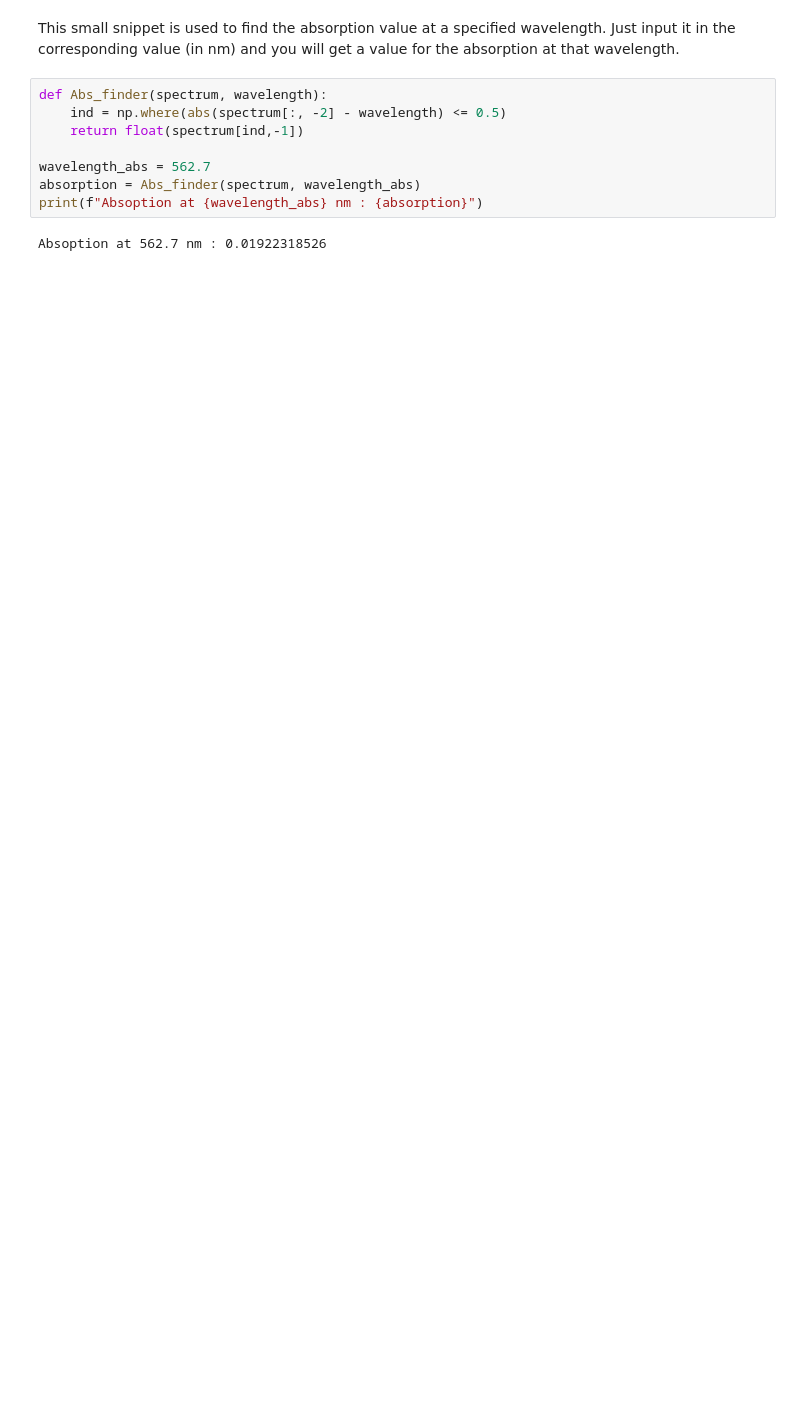
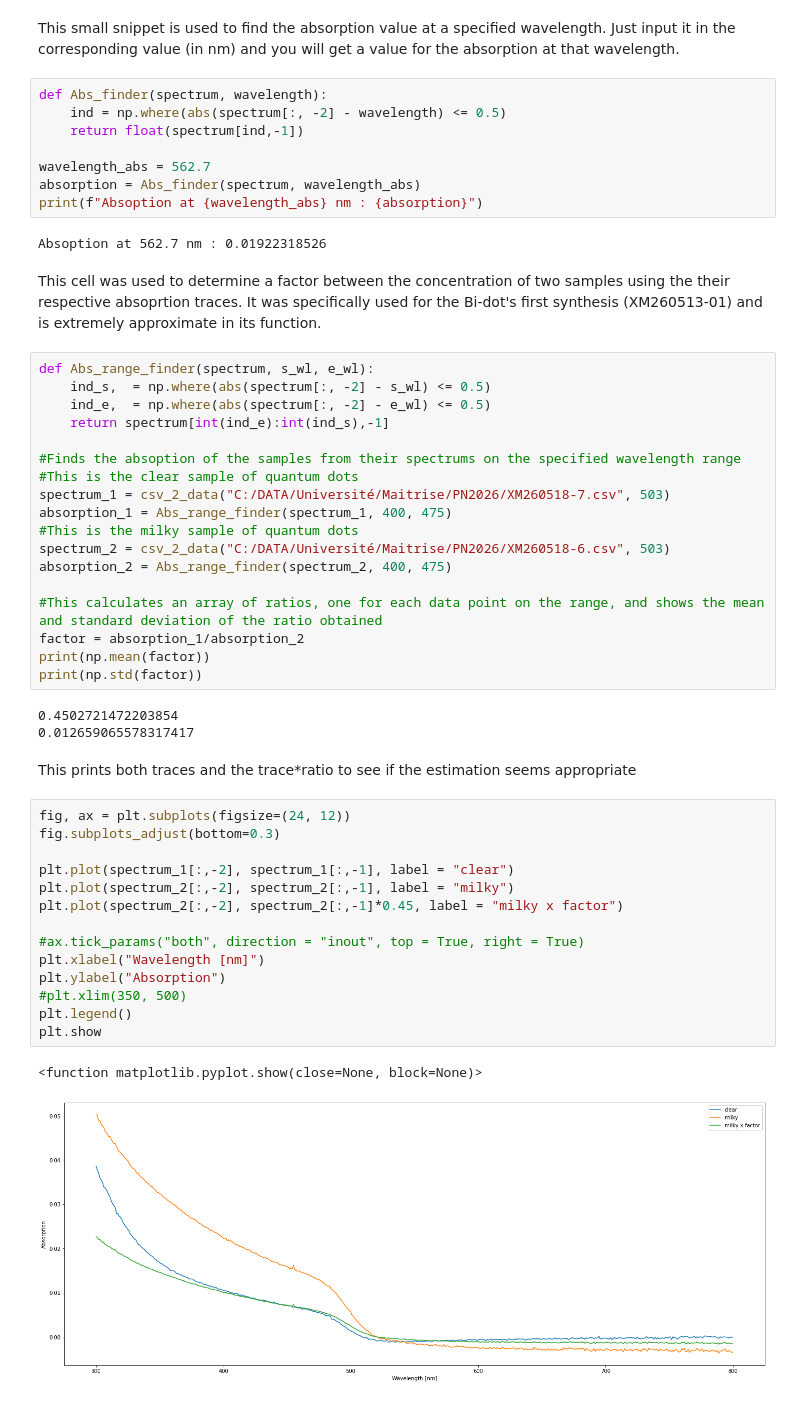
Before and after one commit to copl-labomc/TemplatesSnippets, a Jupyter notebook: QuantumYield/QY with standard/Absorption spectrum visualizer.ipynb, the cells around one changed output. Drawn from its saved outputs; the diff is of its cells as text; blank space fills up the shorter version.

```diff
--- a/QuantumYield/QY with standard/Absorption spectrum visualizer.ipynb
+++ b/QuantumYield/QY with standard/Absorption spectrum visualizer.ipynb
@@ -65,3 +188,45 @@ absorption = Abs_finder(spectrum, wavelength_abs)
 print(f"Absoption at {wavelength_abs} nm : {absorption}")
 # %% [output]
 Absoption at 562.7 nm : 0.01922318526
+# %% [markdown]
+This cell was used to determine a factor between the concentration of two samples using the their respective absoprtion traces. It was specifically used for the Bi-dot's first synthesis (XM260513-01) and is extremely approximate in its function.
+# %%
+def Abs_range_finder(spectrum, s_wl, e_wl):
+    ind_s,  = np.where(abs(spectrum[:, -2] - s_wl) <= 0.5)
+    ind_e,  = np.where(abs(spectrum[:, -2] - e_wl) <= 0.5)
+    return spectrum[int(ind_e):int(ind_s),-1]
+
+#Finds the absoption of the samples from their spectrums on the specified wavelength range
+#This is the clear sample of quantum dots
+spectrum_1 = csv_2_data("C:/DATA/Université/Maitrise/PN2026/XM260518-7.csv", 503)
+absorption_1 = Abs_range_finder(spectrum_1, 400, 475)
+#This is the milky sample of quantum dots
+spectrum_2 = csv_2_data("C:/DATA/Université/Maitrise/PN2026/XM260518-6.csv", 503)
+absorption_2 = Abs_range_finder(spectrum_2, 400, 475)
+
+#This calculates an array of ratios, one for each data point on the range, and shows the mean and standard deviation of the ratio obtained
+factor = absorption_1/absorption_2
+print(np.mean(factor))
+print(np.std(factor))
+# %% [output]
+0.4502721472203854
+0.012659065578317417
+# %% [markdown]
+This prints both traces and the trace*ratio to see if the estimation seems appropriate
+# %%
+fig, ax = plt.subplots(figsize=(24, 12))
+fig.subplots_adjust(bottom=0.3)
+
+plt.plot(spectrum_1[:,-2], spectrum_1[:,-1], label = "clear")
+plt.plot(spectrum_2[:,-2], spectrum_2[:,-1], label = "milky")
+plt.plot(spectrum_2[:,-2], spectrum_2[:,-1]*0.45, label = "milky x factor")
+
+#ax.tick_params("both", direction = "inout", top = True, right = True)
+plt.xlabel("Wavelength [nm]")
+plt.ylabel("Absorption")
+#plt.xlim(350, 500)
+plt.legend()
+plt.show
+# %% [output]
+<function matplotlib.pyplot.show(close=None, block=None)>
+[figure, added]
```
Also changed, not shown: parts of 6 cells of this notebook, 3 other files.
